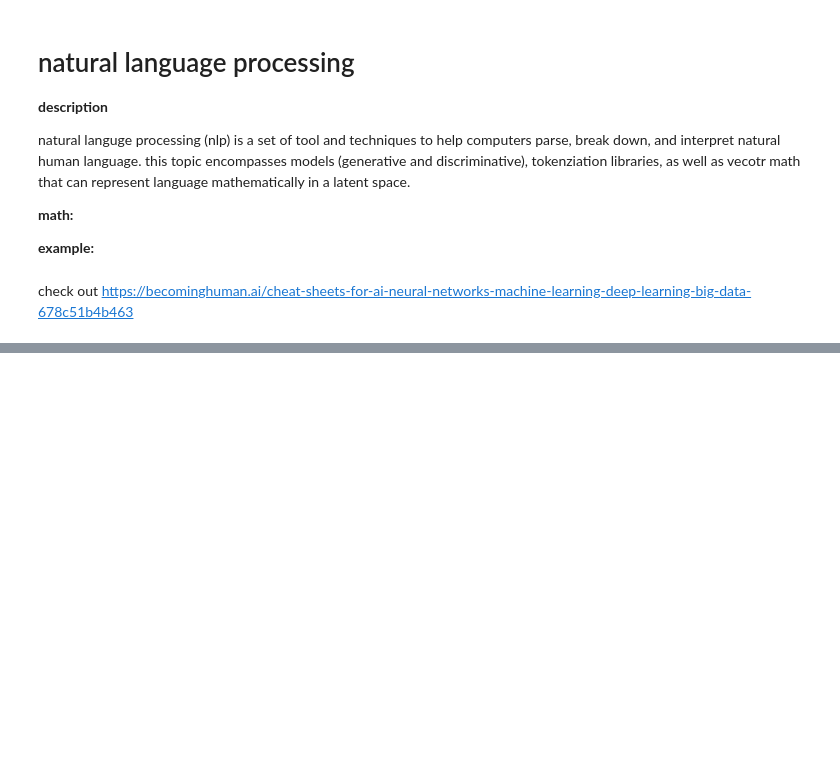
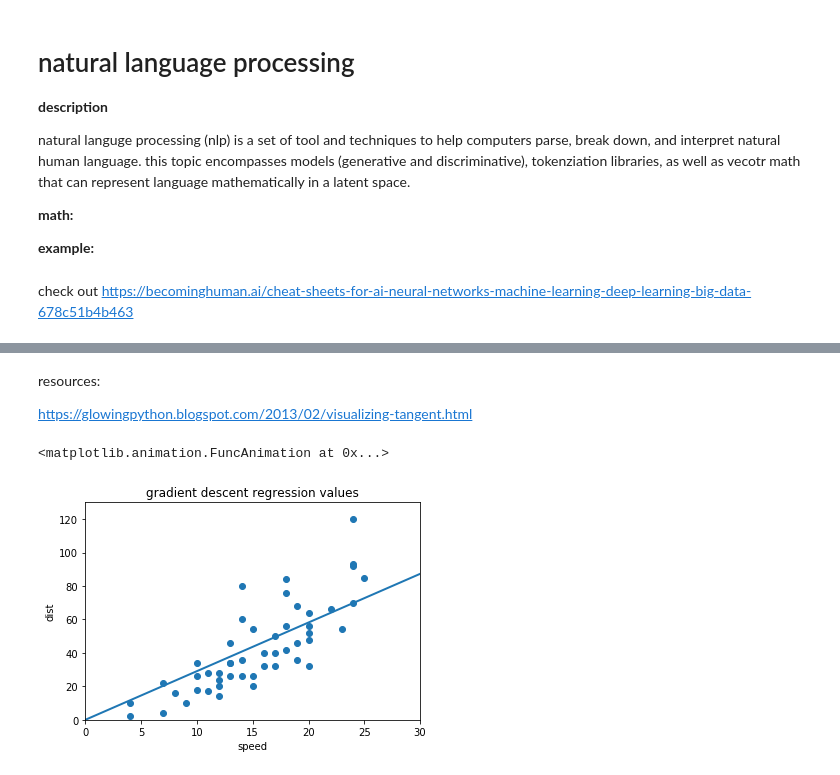
Before and after one commit to yvan/nbsblogs, a Jupyter notebook: data_science_questions/machine_learning.ipynb, the cells around one changed output, grey strips where cells are left out. Cells and saved outputs as stored; diff of their text form; code cells hidden in the pictures; blank space fills up the shorter version.

```diff
--- a/data_science_questions/machine_learning.ipynb
+++ b/data_science_questions/machine_learning.ipynb
@@ -653,0 +717,71 @@ https://becominghuman.ai/cheat-sheets-for-ai-neural-networks-machine-learning-de
+# %% [markdown]
+resources:
+
+https://glowingpython.blogspot.com/2013/02/visualizing-tangent.html
+# %%
+import numpy as np
+import pandas as pd
+import matplotlib.pyplot as plt
+
+from matplotlib import animation, rc
+from IPython.display import HTML
+
+# set ffmpeg path to installed path (for anmation)
+plt.rcParams['animation.ffmpeg_path'] = '/usr/local/bin/ffmpeg'
+
+# load the data
+data = pd.read_csv('cars.csv')
+
+w1 = -10 #np.random.normal(loc=10, scale=4, size=1)
+x_data = data['speed']
+y_data = data['dist']
+
+def init():
+    # start a random line
+    line.set_data([], [])
+    return (line,)
+
+# create a graph
+fig, ax = plt.subplots()
+ax.set_xlim((0,30))
+ax.set_ylim((0,130))
+ax.set_xlabel('speed')
+ax.set_ylabel('dist')
+_ = ax.scatter(data['speed'], data['dist'])
+line, = ax.plot([], [], lw=2)
+
+# performs the gradient descent for linear regression
+def calc_regression_simple(w1, frames, x_data, y_data):
+    learn_rate = 0.001
+    ys = []
+    for i in range(frames):
+        # get the gradient and update the parameter
+        w1_gradient = 2*np.mean(x_data*(w1*x_data - y_data))
+        w1 = w1 - (w1_gradient*learn_rate)
+        # calculate the predictions from this new function
+        x = np.linspace(0,30)
+        ys.append(w1 * x)
+    return ys
+
+ax.set_title('gradient descent regression values')
+
+frames = 15
+ys = calc_regression_simple(w1, frames, x_data, y_data)
+
+# use gradient descent to fit a regression
+def animate_fit(i):
+    line.set_data(np.linspace(0,30), ys[i])
+    return (line,)
+
+# call the animator for our fitted line
+anim = animation.FuncAnimation(fig,
+                               animate_fit,
+                               init_func=init,
+                               frames=frames,
+                               blit=True)
+rc('animation', html='html5')
+anim.save('gd.gif', writer='imagemagick', fps=2)
+anim
+# %% [output]
+<matplotlib.animation.FuncAnimation at 0x...>
+[figure, added]
```
Also changed, not shown: parts of 13 cells of this notebook, 29 other files.
